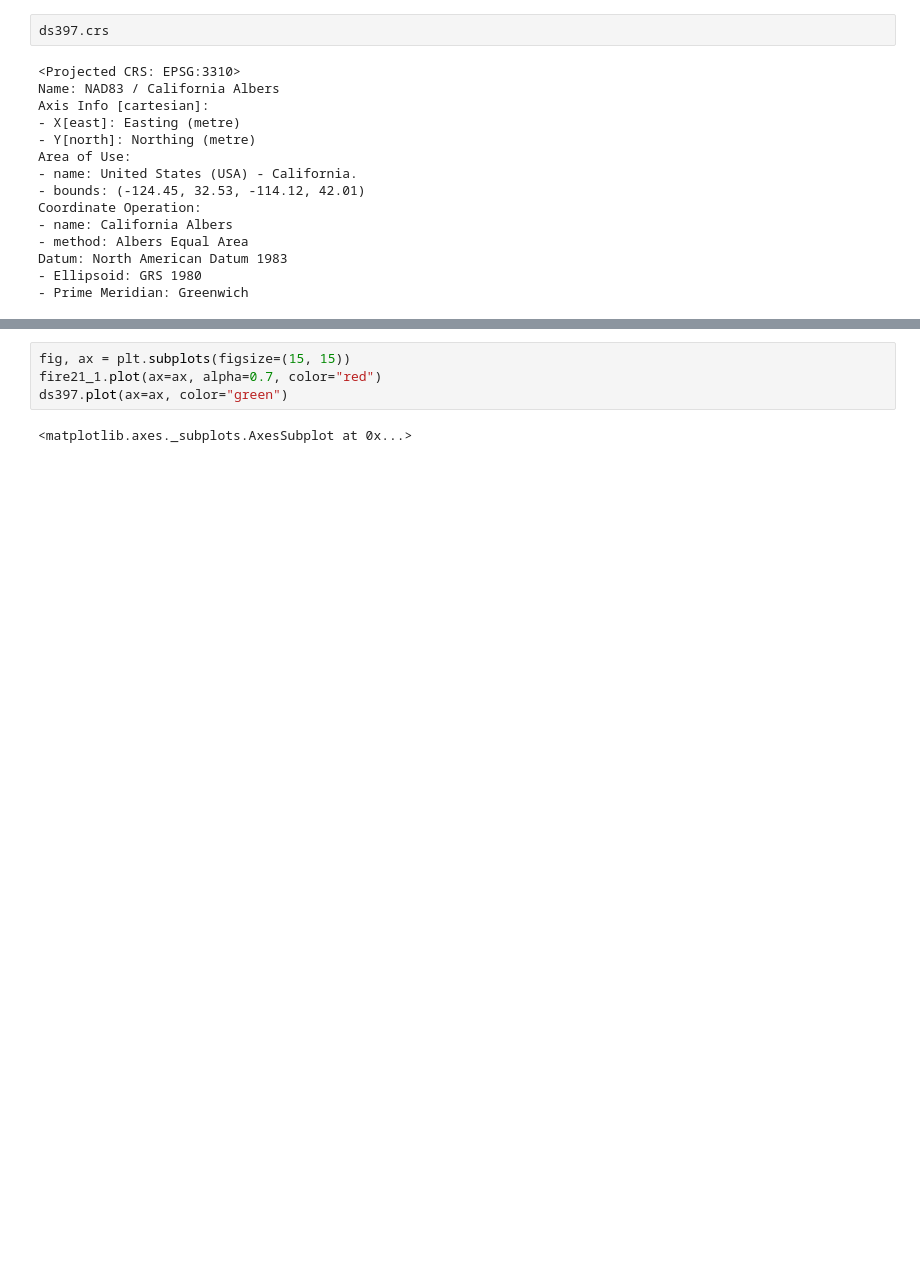
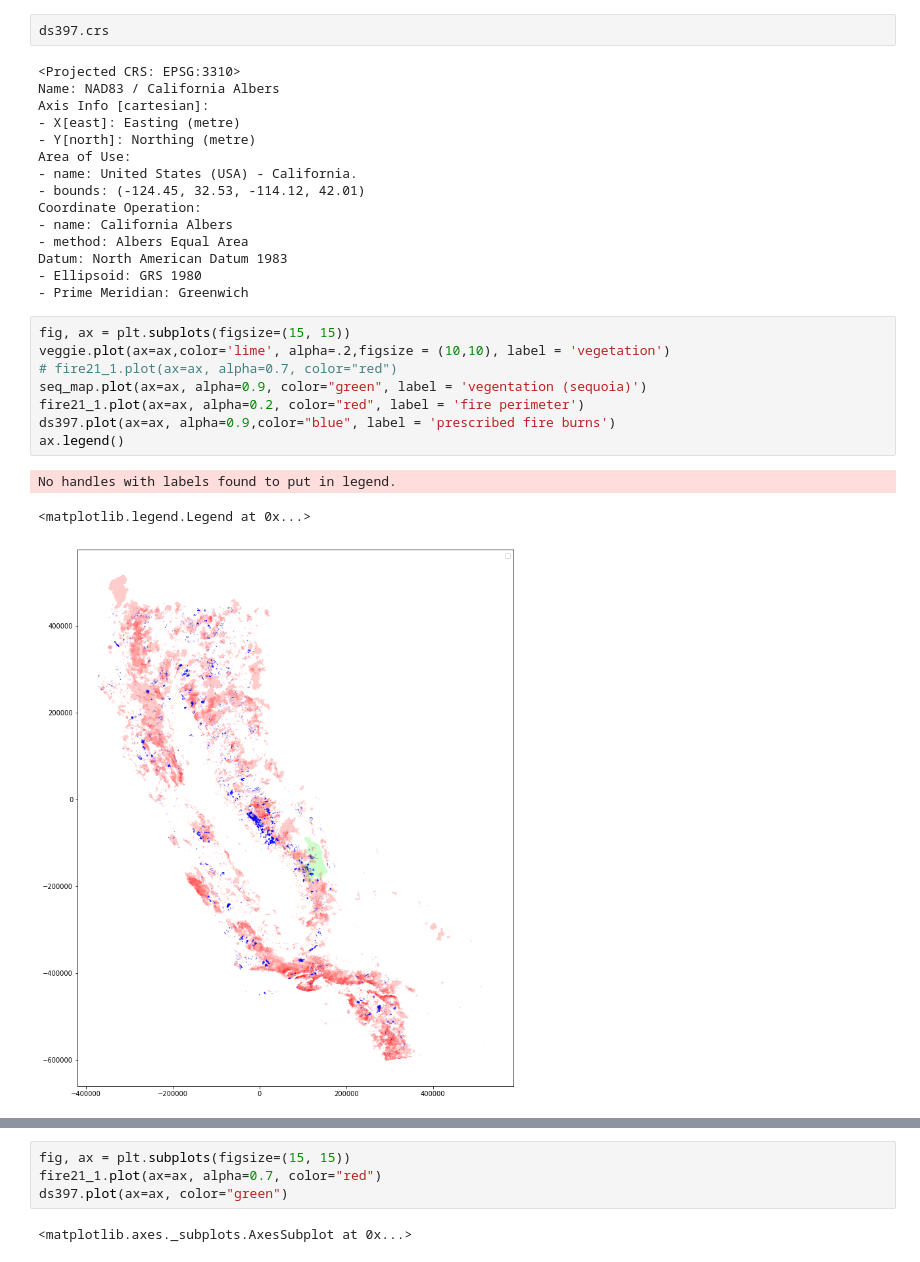
Before and after one commit to ShuonanChen/ML-Climate-Project-Template-Fall2022, a Jupyter notebook: resources/notebooks/check_data.ipynb, the cells around one changed output, grey strips where cells are left out. Drawn from its saved outputs; the diff is of its cells as text; blank space fills up the shorter version.

```diff
--- a/resources/notebooks/check_data.ipynb
+++ b/resources/notebooks/check_data.ipynb
@@ -126,3 +152,15 @@ Coordinate Operation:
 Datum: North American Datum 1983
 - Ellipsoid: GRS 1980
 - Prime Meridian: Greenwich
+# %%
+fig, ax = plt.subplots(figsize=(15, 15))
+veggie.plot(ax=ax,color='lime', alpha=.2,figsize = (10,10), label = 'vegetation')
+# fire21_1.plot(ax=ax, alpha=0.7, color="red")
+seq_map.plot(ax=ax, alpha=0.9, color="green", label = 'vegentation (sequoia)')
+fire21_1.plot(ax=ax, alpha=0.2, color="red", label = 'fire perimeter')
+ds397.plot(ax=ax, alpha=0.9,color="blue", label = 'prescribed fire burns')
+ax.legend()
+# %% [output]
+No handles with labels found to put in legend.
+<matplotlib.legend.Legend at 0x...>
+[figure, added]
```
Also changed, not shown: parts of 5 cells of this notebook.
